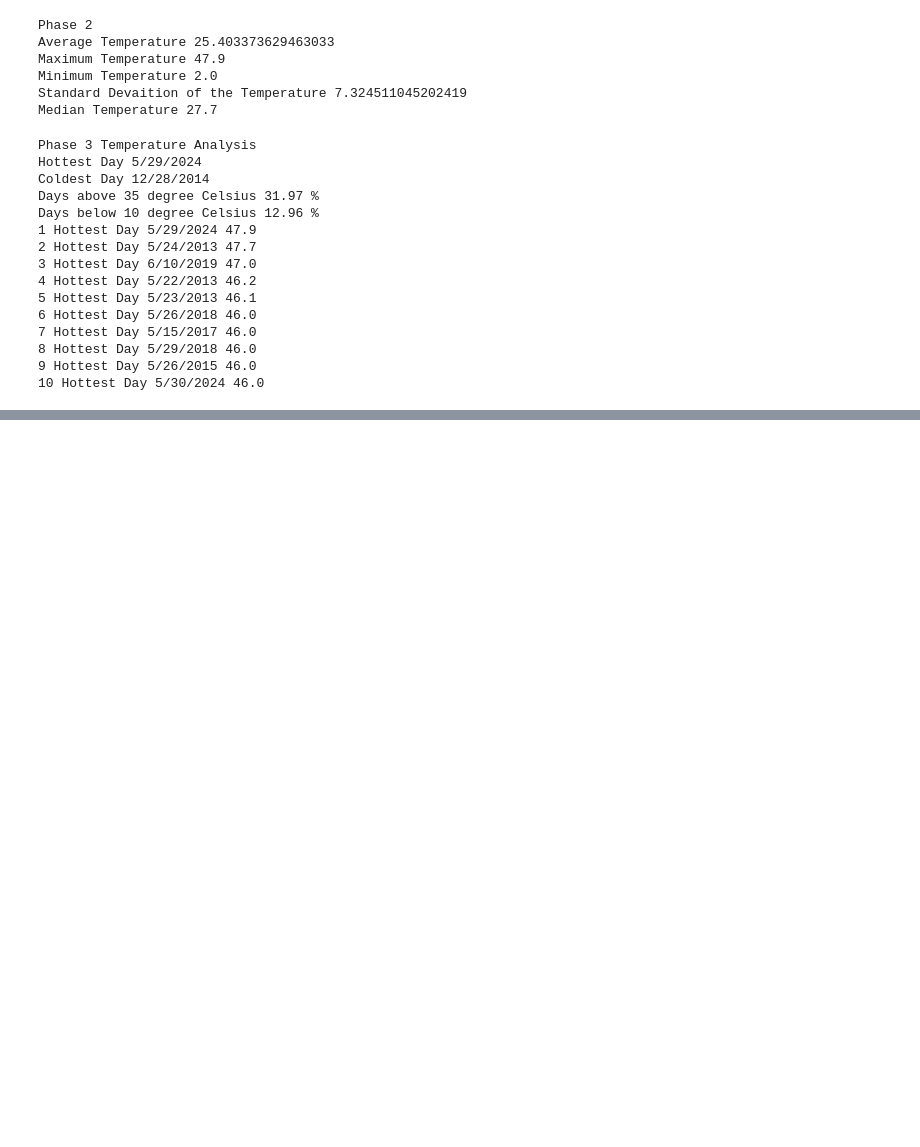
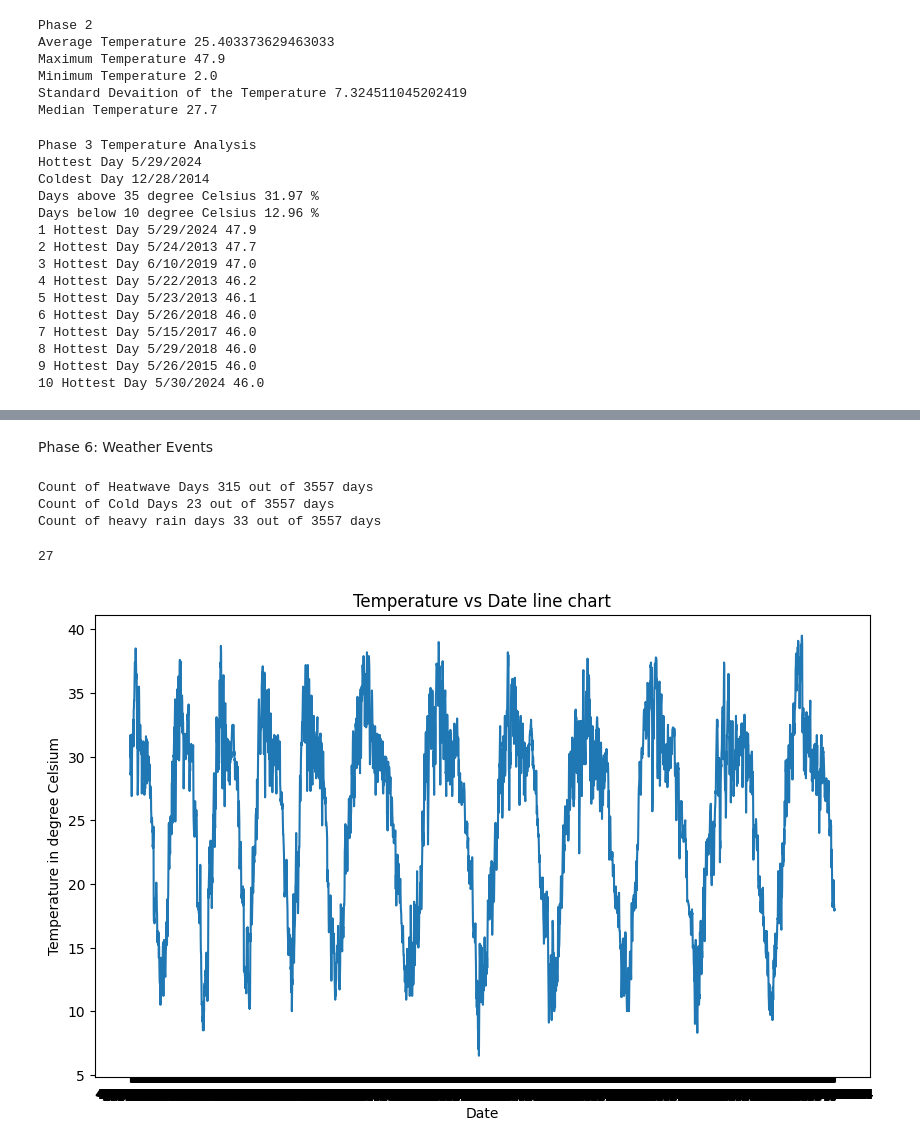
Before and after one commit to realakshatsingh/delhi-weather-analysis, a Jupyter notebook: weatheranalysis.ipynb, the cells around one changed output, grey strips where cells are left out. Drawn from its saved outputs; the diff is of its cells as text; code cells hidden in the pictures; blank space fills up the shorter version.

Commit message:
Coomit Till Phase 7 will review bonus challenges after more completion

```diff
--- a/weatheranalysis.ipynb
+++ b/weatheranalysis.ipynb
@@ -21,10 +21,10 @@ import numpy as np
 import matplotlib.pyplot as plt
 import pandas as pd
 # %%
-df = pd.read_csv('kaggel_weather_2013_to_2024.csv')
-df.head()
-df.drop(columns='Unnamed: 0',inplace=True)
-df.head()
+df_main = pd.read_csv('kaggel_weather_2013_to_2024.csv')
+df_main.head()
+df_main.drop(columns='Unnamed: 0',inplace=True)
+df_main.head()
 # %% [output]
 |  | DATE | tempmax | tempmin | temp | feelslikemax | feelslikemin | feelslike | humidity | precip | ... |
 | 0 | 4/14/2013 | 37.7 | 23.1 | 28.7 | 35.4 | 23.1 | 28.1 | 39.7 | 2.0 | ... |
@@ -45,7 +45,7 @@ Index(['DATE', 'tempmax', 'tempmin', 'temp', 'feelslikemax', 'feelslikemin',
        'heat_index'],
       dtype='str')
 # %%
-df= df[['DATE','temp','precip','tempmax','tempmin']]
+df = df_main[['DATE','temp','precip','tempmax','tempmin']]
 print(df.shape)
 print(df.isna().sum())
 print("Data is clean and ready to work with")
@@ -136,0 +276,35 @@ print("Phase 4: Rainfall Analysis")
+# %% [markdown]
+Phase 6: Weather Events
+# %%
+print("Count of Heatwave Days",(arr_temp_max>40).sum(),"out of",arr_date.shape[0],"days")
+print("Count of Cold Days",(arr_temp_min<5).sum(),"out of",arr_date.shape[0],"days")
+print("Count of heavy rain days",(arr_prepcip>50).sum(),"out of",arr_date.shape[0],"days")
+# %% [output]
+Count of Heatwave Days 315 out of 3557 days
+Count of Cold Days 23 out of 3557 days
+Count of heavy rain days 33 out of 3557 days
+# %%
+def longest_heat_streak(lst):
+    max = 0
+    streak = 0
+    for element in lst:
+        if element == True:
+            streak += 1
+        else:
+            if max<streak:
+                max = streak
+            streak = 0
+    return(max)
+data = []
+print(longest_heat_streak(arr_temp_max>40))
+# %% [output]
+27
+# %%
+plt.figure(figsize=(10,6))
+plt.plot(arr_date,arr_temp)
+plt.xlabel("Date")
+plt.ylabel("Temperature in degree Celsium")
+plt.title("Temperature vs Date line chart")
+plt.show()
+# %% [output]
+[figure, added]
```
Also changed, not shown: parts of 14 cells of this notebook, 2 other files.
